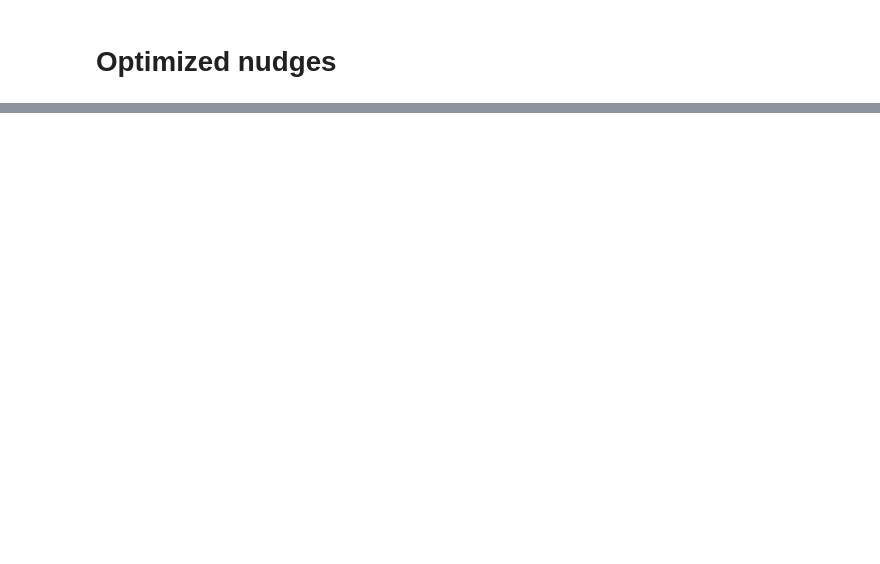
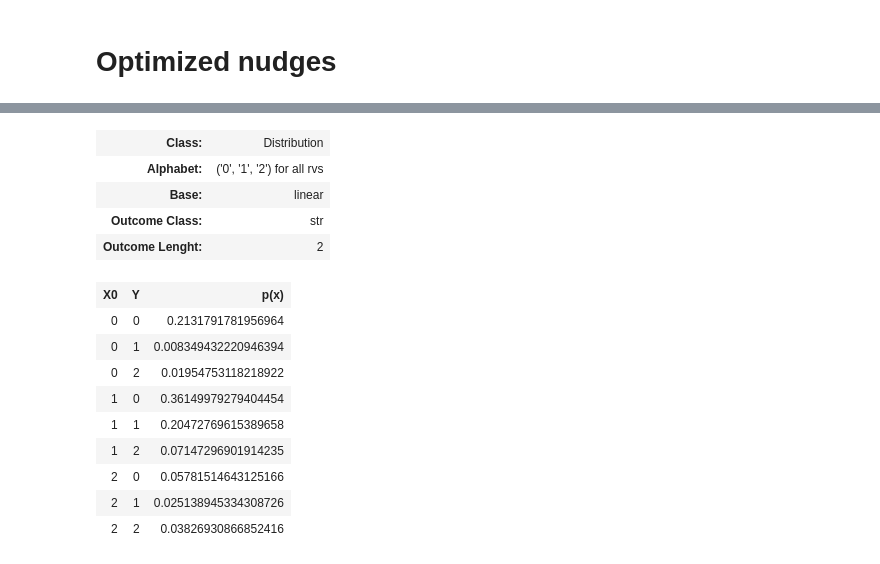
Before and after one commit to cjidboon94/master_thesis, a Jupyter notebook: dev-repl-sandbox.ipynb, the cells around one changed output, grey strips where cells are left out. Drawn from its saved outputs; the diff is of its cells as text; code cells hidden in the pictures; blank space fills up the shorter version.

```diff
--- a/dev-repl-sandbox.ipynb
+++ b/dev-repl-sandbox.ipynb
@@ -461,0 +954,22 @@ def
+# %%
+xy = generate_distribution(2, 3, 0.75)
+# %%
+xy = xy.copy('linear')
+# %%
+xy
+# %% [output]
+| Class: | Distribution |
+| Alphabet: | ('0', '1', '2') for all rvs |
+| Base: | linear |
+| Outcome Class: | str |
+| Outcome Lenght: | 2 |
+| X0 | Y | p(x) |
+| 0 | 0 | 0.2131791781956964 |
+| 0 | 1 | 0.008349432220946394 |
+| 0 | 2 | 0.01954753118218922 |
+| 1 | 0 | 0.36149979279404454 |
+| 1 | 1 | 0.20472769615389658 |
+| 1 | 2 | 0.07147296901914235 |
+| 2 | 0 | 0.05781514643125166 |
+| 2 | 1 | 0.025138945334308726 |
+| 2 | 2 | 0.03826930866852416 |
```
Also changed, not shown: parts of 44 cells of this notebook, 13 other files.
